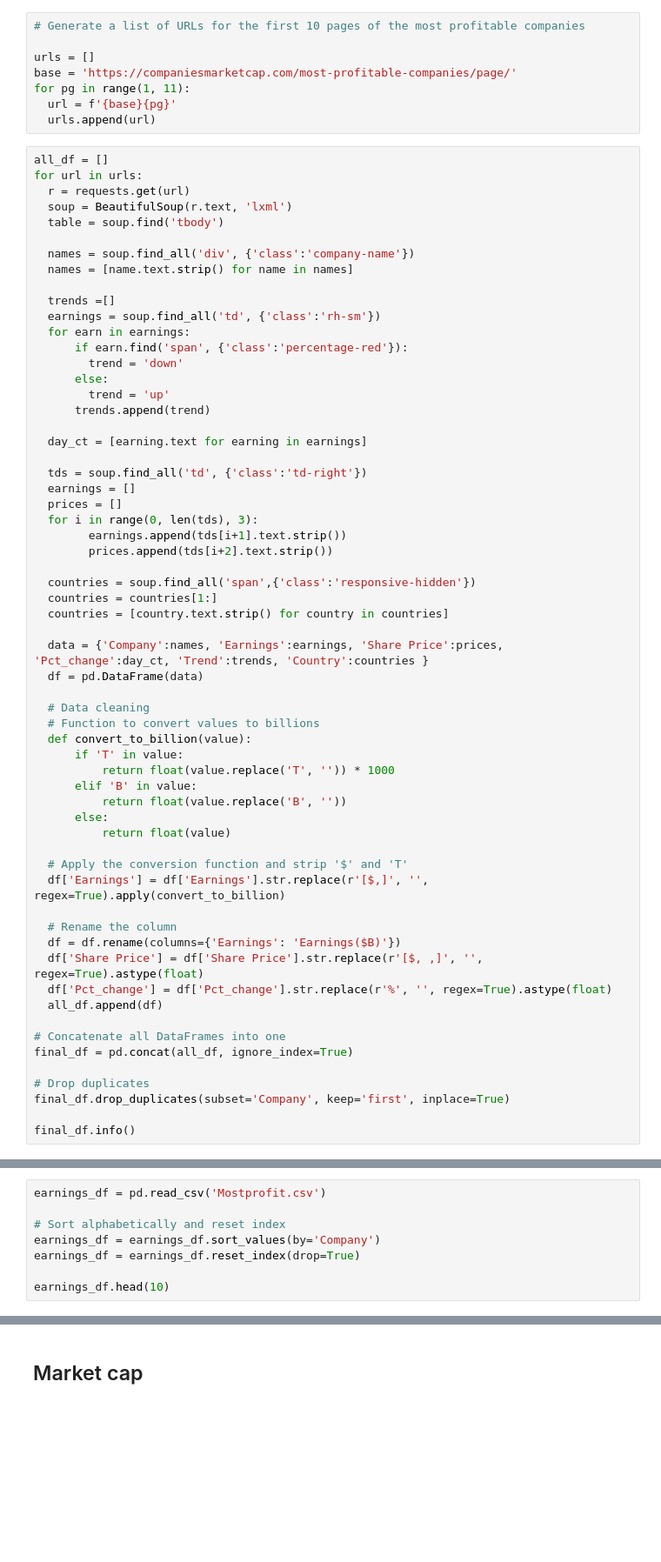
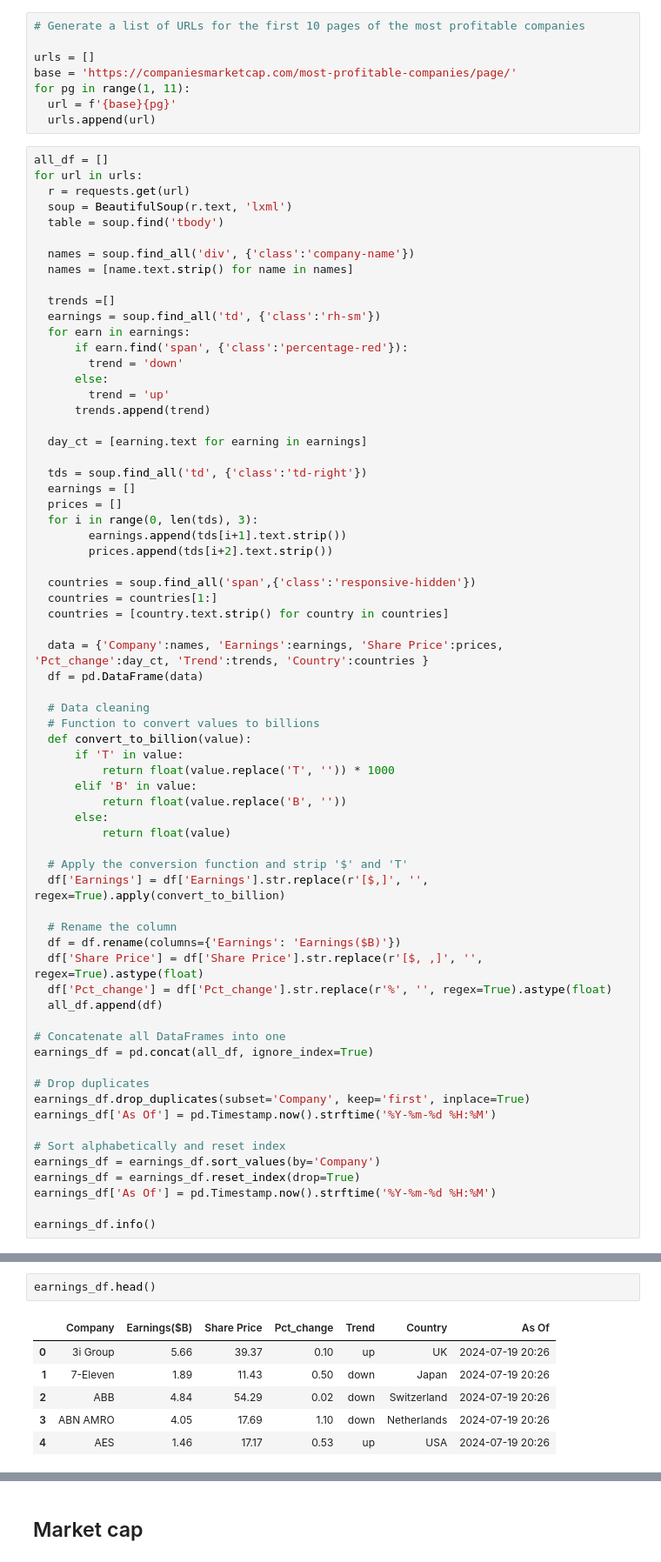
Before and after one commit to EllyOtty77/Finance-Analytics, a Jupyter notebook: Company stocks.ipynb, the cells around one changed output, grey strips where cells are left out. Shown at 87% size. Drawn from its saved outputs; the diff is of its cells as text; blank space fills up the shorter version.

Commit message:
SQL integration update
Add  'As Of' datetime column and save dataframes to respective tables in sqlite database

```diff
--- a/Company stocks.ipynb
+++ b/Company stocks.ipynb
@@ -70,12 +189,18 @@ for url in urls:
   all_df.append(df)
 
 # Concatenate all DataFrames into one
-final_df = pd.concat(all_df, ignore_index=True)
+earnings_df = pd.concat(all_df, ignore_index=True)
 
 # Drop duplicates
-final_df.drop_duplicates(subset='Company', keep='first', inplace=True)
+earnings_df.drop_duplicates(subset='Company', keep='first', inplace=True)
+earnings_df['As Of'] = pd.Timestamp.now().strftime('%Y-%m-%d %H:%M')
 
-final_df.info()
+# Sort alphabetically and reset index
+earnings_df = earnings_df.sort_values(by='Company')
+earnings_df = earnings_df.reset_index(drop=True)
+earnings_df['As Of'] = pd.Timestamp.now().strftime('%Y-%m-%d %H:%M')
+
+earnings_df.info()
 # %% [output]
 <class 'pandas.core.frame.DataFrame'>
 RangeIndex: 1000 entries, 0 to 999
@@ -95,8 +218,0 @@ final_df.to_csv('Mostprofit.csv', index=False)
-# %%
-earnings_df = pd.read_csv('Mostprofit.csv')
-
-# Sort alphabetically and reset index
-earnings_df = earnings_df.sort_values(by='Company')
-earnings_df = earnings_df.reset_index(drop=True)
-
-earnings_df.head(10)
@@ -114,0 +219,9 @@ earnings_df.head(10)
+# %%
+earnings_df.head()
+# %% [output]
+|  | Company | Earnings($B) | Share Price | Pct_change | Trend | Country | As Of |
+| 0 | 3i Group | 5.66 | 39.37 | 0.10 | up | UK | 2024-07-19 20:26 |
+| 1 | 7-Eleven | 1.89 | 11.43 | 0.50 | down | Japan | 2024-07-19 20:26 |
+| 2 | ABB | 4.84 | 54.29 | 0.02 | down | Switzerland | 2024-07-19 20:26 |
+| 3 | ABN AMRO | 4.05 | 17.69 | 1.10 | down | Netherlands | 2024-07-19 20:26 |
+| 4 | AES | 1.46 | 17.17 | 0.53 | up | USA | 2024-07-19 20:26 |
```
Also changed, not shown: parts of 32 cells of this notebook, 5 other files.
